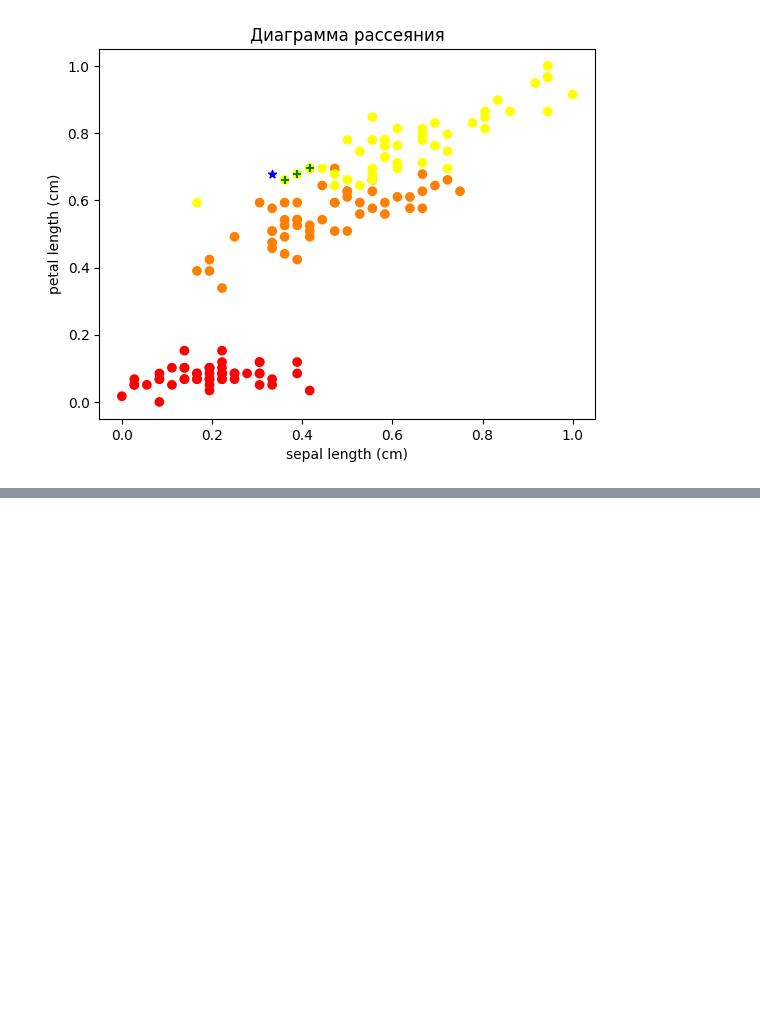
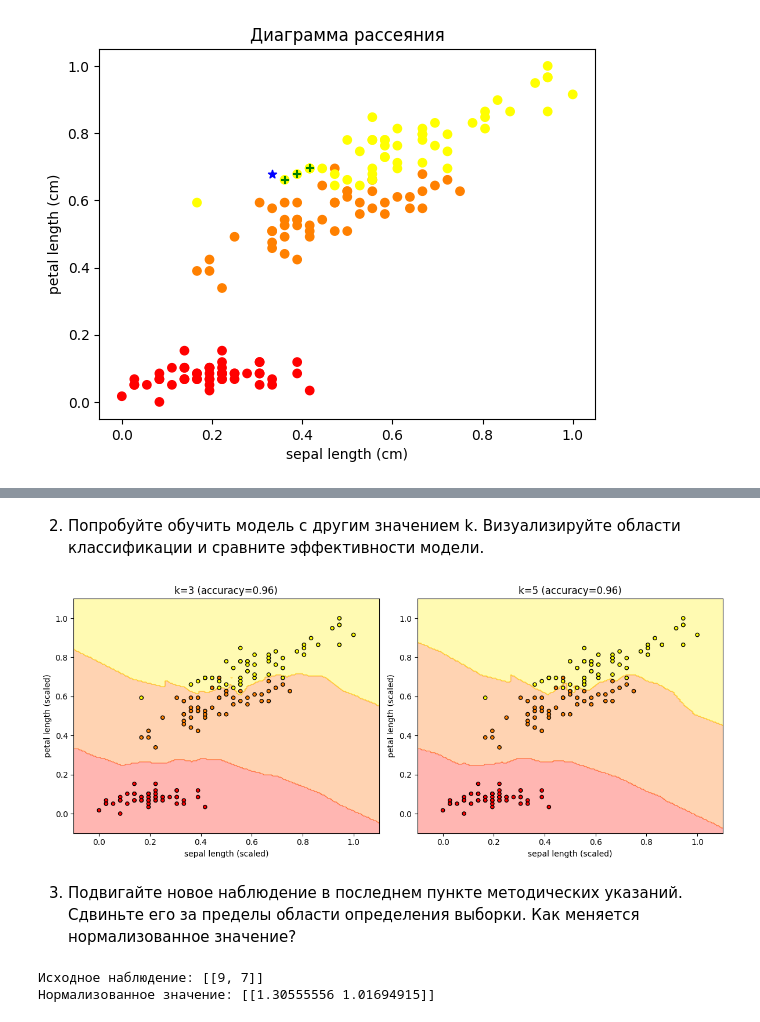
Before and after one commit to AlinaSabitova/Machine_learning, a Jupyter notebook: ML_3_5.ipynb, the cells around one changed output, grey strips where cells are left out. Drawn from its saved outputs; the diff is of its cells as text; code cells hidden in the pictures; blank space fills up the shorter version.

```diff
--- a/ML_3_5.ipynb
+++ b/ML_3_5.ipynb
@@ -147,0 +193,53 @@ plt.show()
+# %% [markdown]
+2. Попробуйте обучить модель с другим значением k. Визуализируйте области классификации и сравните эффективности модели.
+# %%
+from sklearn.metrics import accuracy_score
+from sklearn.model_selection import train_test_split
+
+X_train, X_test, y_train, y_test = train_test_split(X_scaled, y, test_size=0.3, random_state=42)
+
+knn_k3 = KNeighborsClassifier(n_neighbors=3)
+knn_k3.fit(X_train, y_train)
+
+knn_k5 = KNeighborsClassifier(n_neighbors=5)
+knn_k5.fit(X_train, y_train)
+
+X0 = np.linspace(X_scaled[:, 0].min()-0.1, X_scaled[:, 0].max()+0.1, 200)
+X1 = np.linspace(X_scaled[:, 1].min()-0.1, X_scaled[:, 1].max()+0.1, 200)
+X0_grid, X1_grid = np.meshgrid(X0, X1)
+XX_scaled = np.array([X0_grid.ravel(), X1_grid.ravel()]).T
+
+Z_k3 = knn_k3.predict(XX_scaled).reshape(X0_grid.shape)
+Z_k5 = knn_k5.predict(XX_scaled).reshape(X0_grid.shape)
+
+accuracy_k3 = accuracy_score(y_test, knn_k3.predict(X_test))
+accuracy_k5 = accuracy_score(y_test, knn_k5.predict(X_test))
+
+fig, axes = plt.subplots(1, 2, figsize=(12, 5))
+titles = [f"k=3 (accuracy={accuracy_k3:.2f})", f"k=5 (accuracy={accuracy_k5:.2f})"]
+Zs = [Z_k3, Z_k5]
+knns = [knn_k3, knn_k5]
+
+for ax, Z, title in zip(axes, Zs, titles):
+    ax.contourf(X0_grid, X1_grid, Z, alpha=0.3, cmap='autumn')
+    ax.scatter(X_scaled[:, 0], X_scaled[:, 1], c=y, cmap='autumn', edgecolor='k', s=20)
+    ax.set_title(title)
+    ax.set_xlabel("sepal length (scaled)")
+    ax.set_ylabel("petal length (scaled)")
+
+plt.tight_layout()
+plt.show()
+# %% [output]
+[figure, added]
+# %% [markdown]
+3. Подвигайте новое наблюдение в последнем пункте методических указаний. Сдвиньте его за пределы области определения выборки. Как меняется нормализованное значение?
+# %%
+observation_outside = [[9, 7]]
+
+observation_outside_scaled = scaler.transform(observation_outside)
+
+print(f"Исходное наблюдение: {observation_outside}")
+print(f"Нормализованное значение: {observation_outside_scaled}")
+# %% [output]
+Исходное наблюдение: [[9, 7]]
+Нормализованное значение: [[1.30555556 1.01694915]]
```
Also changed, not shown: parts of 15 cells of this notebook.
